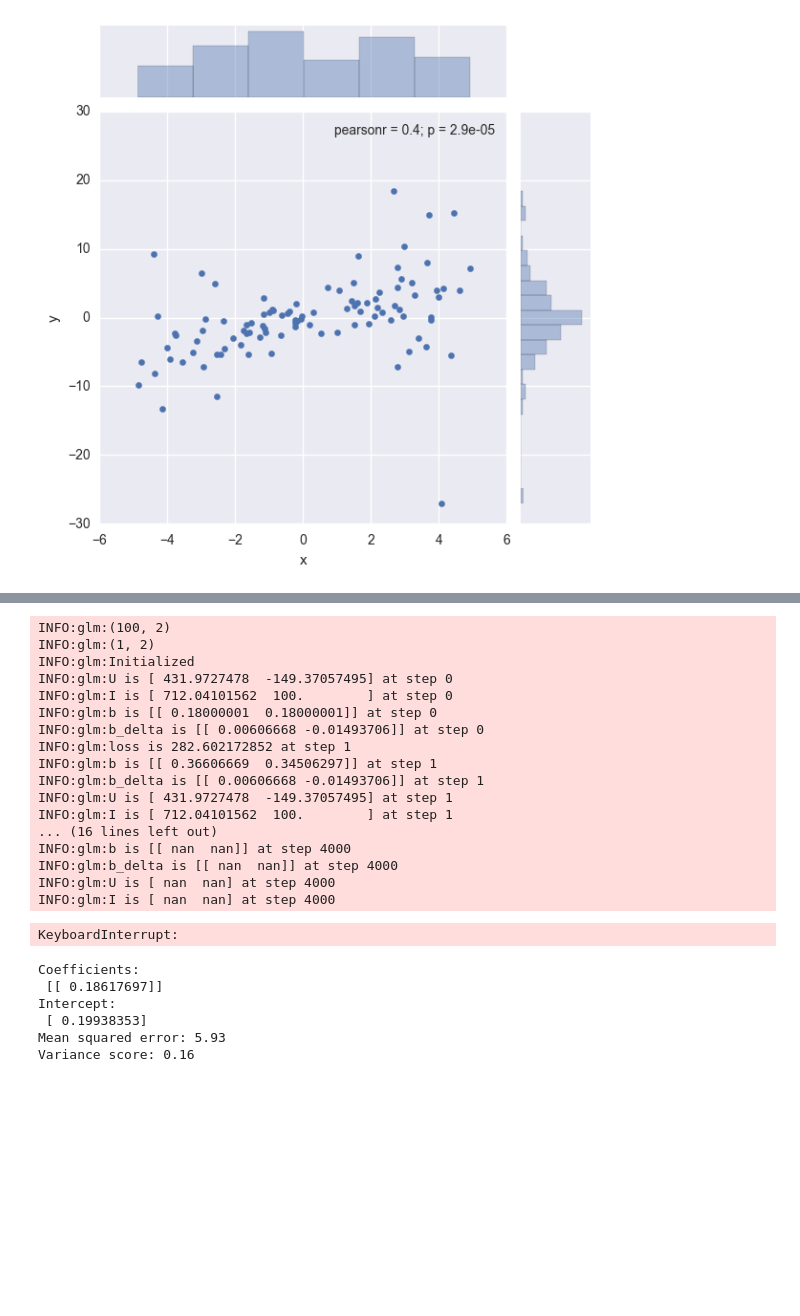
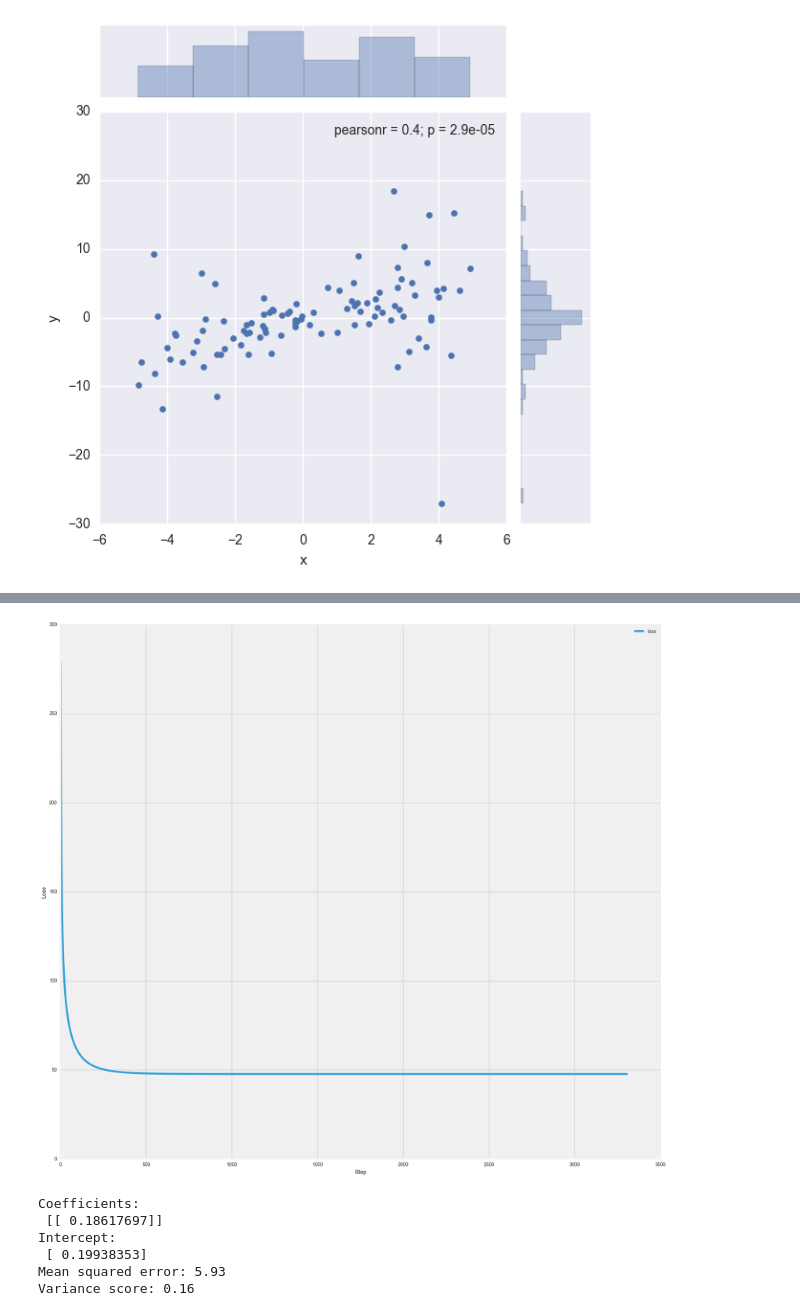
Before and after one commit to shkr/eigen_notebook, a Jupyter notebook: Problem1/GLM .ipynb, the cells around one changed output, grey strips where cells are left out. Cells and saved outputs as stored; diff of their text form; code cells hidden in the pictures; blank space fills up the shorter version.

Commit message:
add plot

```diff
--- a/Problem1/GLM .ipynb
+++ b/Problem1/GLM .ipynb
@@ -13,3 +13,10 @@ import statsmodels.api as sm
 from scipy import stats
 import tensorflow as tf
 from scipy.special import factorial
+
+from matplotlib import pyplot as plt
+plt.style.use('fivethirtyeight')
+%matplotlib inline
+
+files = ["data_1_1.csv", "data_1_2.csv", "data_1_3.csv", "data_1_4.csv", "data_1_5.csv"]
+df = pd.read_csv(files[0])
@@ -32,6 +35,28 @@ sns.jointplot(x="x", y="y", data=df)
 # %% [output]
 <seaborn.axisgrid.JointGrid at 0x...>
 [figure]
+# %%
+class Options(object):
+    """Options used by model."""
+
+    def __init__(self):
+        # Model options.
+
+        self.input_dim = 1
+
+        self.output_dim = 1
+
+        # The initial learning rate.
+        self.learning_rate = 0.1
+
+        # Number of examples for one training step.
+        self.batch_size = 100
+
+        # Maximum Epochs
+        self.epochs_to_train = 10000
+
+        # Early Stop
+        self.tolerance = 1e-2
 # %%
 # Exogenous regressor variable
 exog = df['x'].as_matrix()
@@ -152,2 +184,2 @@ def train_glm_np(exog, endo, opts):
 # %%
-train_glm_np(exog, endo, Options())
+output = train_glm(exog, endo)
@@ -288,25 +204,15 @@ class Options(object):
-# %%
-opts = Options()
-train_glm(exog, endo, opts)
-# %% [output]
-INFO:glm:(100, 2)
-INFO:glm:(1, 2)
-INFO:glm:Initialized
-INFO:glm:U is [ 431.9727478  -149.37057495] at step 0
-INFO:glm:I is [ 712.04101562  100.        ] at step 0
-INFO:glm:b is [[ 0.18000001  0.18000001]] at step 0
-INFO:glm:b_delta is [[ 0.00606668 -0.01493706]] at step 0
-INFO:glm:loss is 282.602172852 at step 1
-INFO:glm:b is [[ 0.36606669  0.34506297]] at step 1
-INFO:glm:b_delta is [[ 0.00606668 -0.01493706]] at step 1
-INFO:glm:U is [ 431.9727478  -149.37057495] at step 1
-INFO:glm:I is [ 712.04101562  100.        ] at step 1
-... (16 lines left out)
-INFO:glm:b is [[ nan  nan]] at step 4000
-INFO:glm:b_delta is [[ nan  nan]] at step 4000
-INFO:glm:U is [ nan  nan] at step 4000
-INFO:glm:I is [ nan  nan] at step 4000
-KeyboardInterrupt:
+# %%
+fig = plt.figure(figsize=(20, 20))
+ax = fig.add_subplot(111)
+
+ax.plot(output['loss'], label = "loss")
+ax.set_ylabel('Loss')
+ax.set_xlabel('Step')
+
+ax.legend()
+fig.show()
+# %% [output]
+[figure, added]
 # %%
 from tensorflow.contrib.learn.python import learn
 from sklearn import linear_model
```
Also changed, not shown: parts of 8 cells of this notebook.
